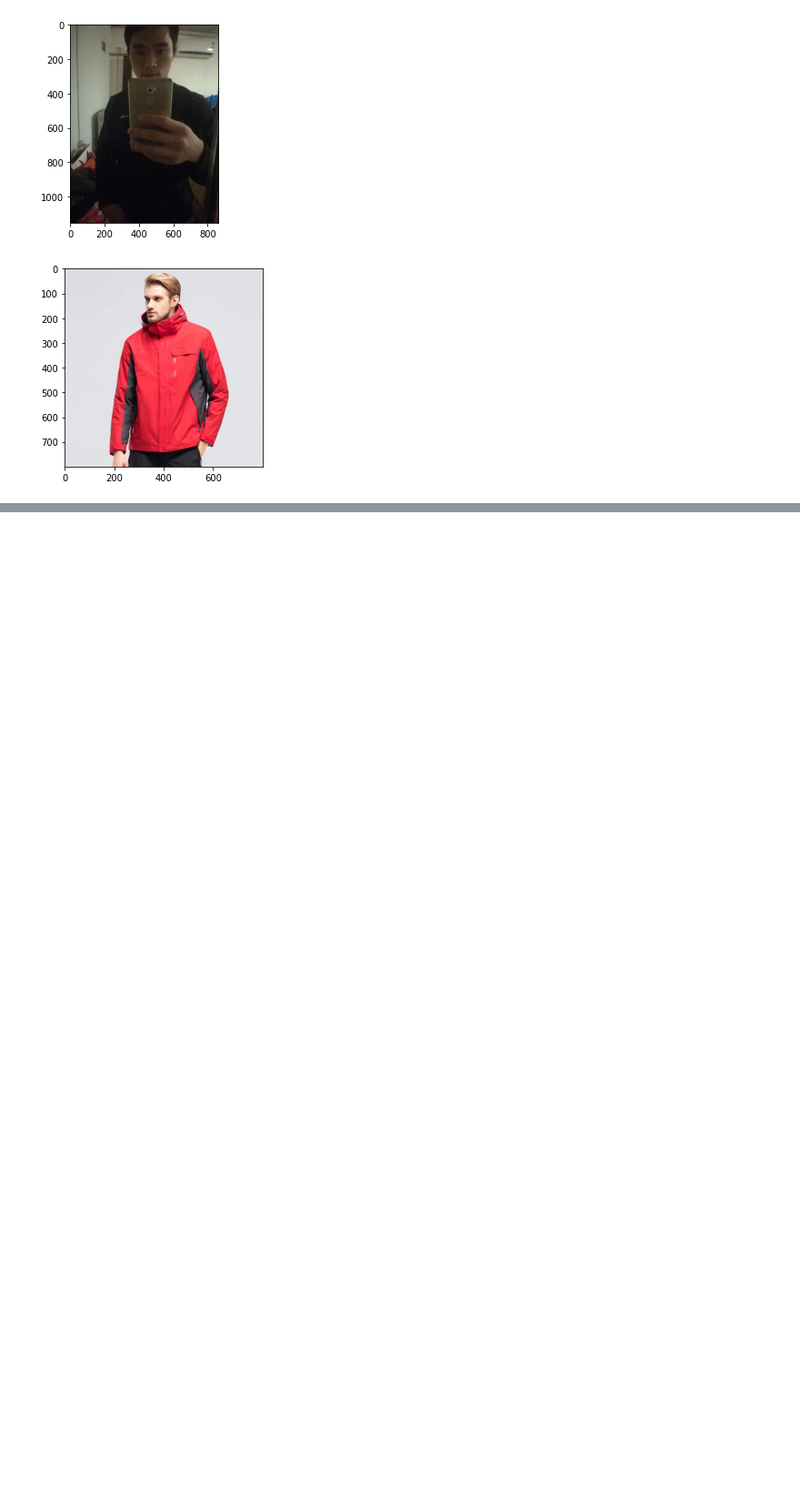
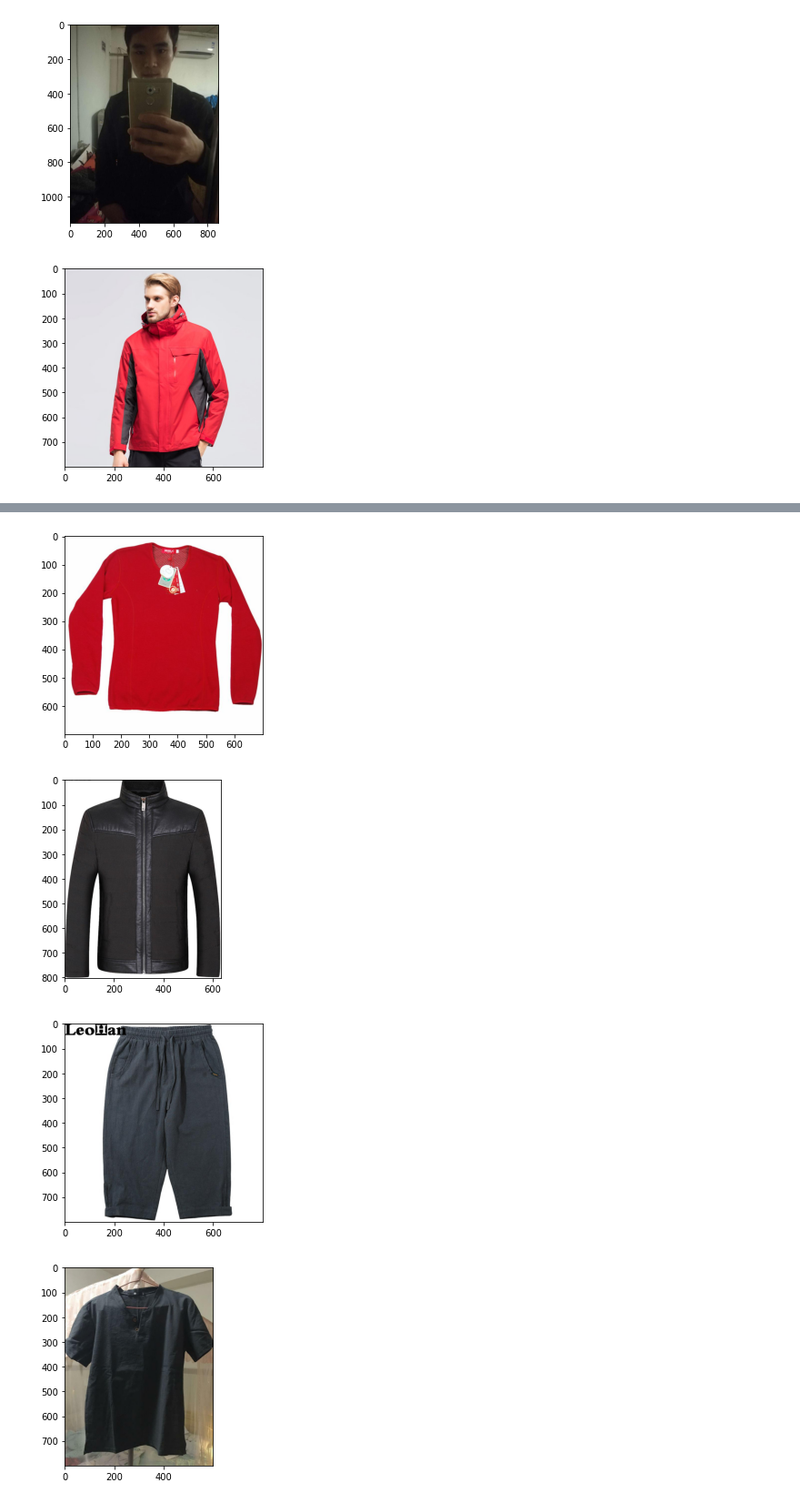
Before and after one commit to rpo19/VisualInformationProject, a Jupyter notebook: notebooks/TestRetrieval.ipynb, the cells around one changed output, grey strips where cells are left out. Shown at 91% size. Drawn from its saved outputs; the diff is of its cells as text; code cells hidden in the pictures; blank space fills up the shorter version.

Commit message:
added hog index

```diff
--- a/notebooks/TestRetrieval.ipynb
+++ b/notebooks/TestRetrieval.ipynb
@@ -156,0 +162,7 @@ show_images(indexes, df_names)
+# %%
+# HOG extractor
+features_extractor = HogFeaturesExtractor()
+img_features_hog = features_extractor.extract(imread(img_path))
+# %%
+# retrieve images
+(indexes, distances) = retriever.retrieve(img_features_hog, retrieval_mode='hog', n_neighbours=10, include_distances=True)
@@ -156,0 +184,8 @@ show_images(indexes, df_names)
+# %%
+# show retrieval results
+show_images(indexes, df_names)
+# %% [output]
+[figure, added]
+[figure, added]
+[figure, added]
+[figure, added]
```
Also changed, not shown: parts of 7 cells of this notebook.
